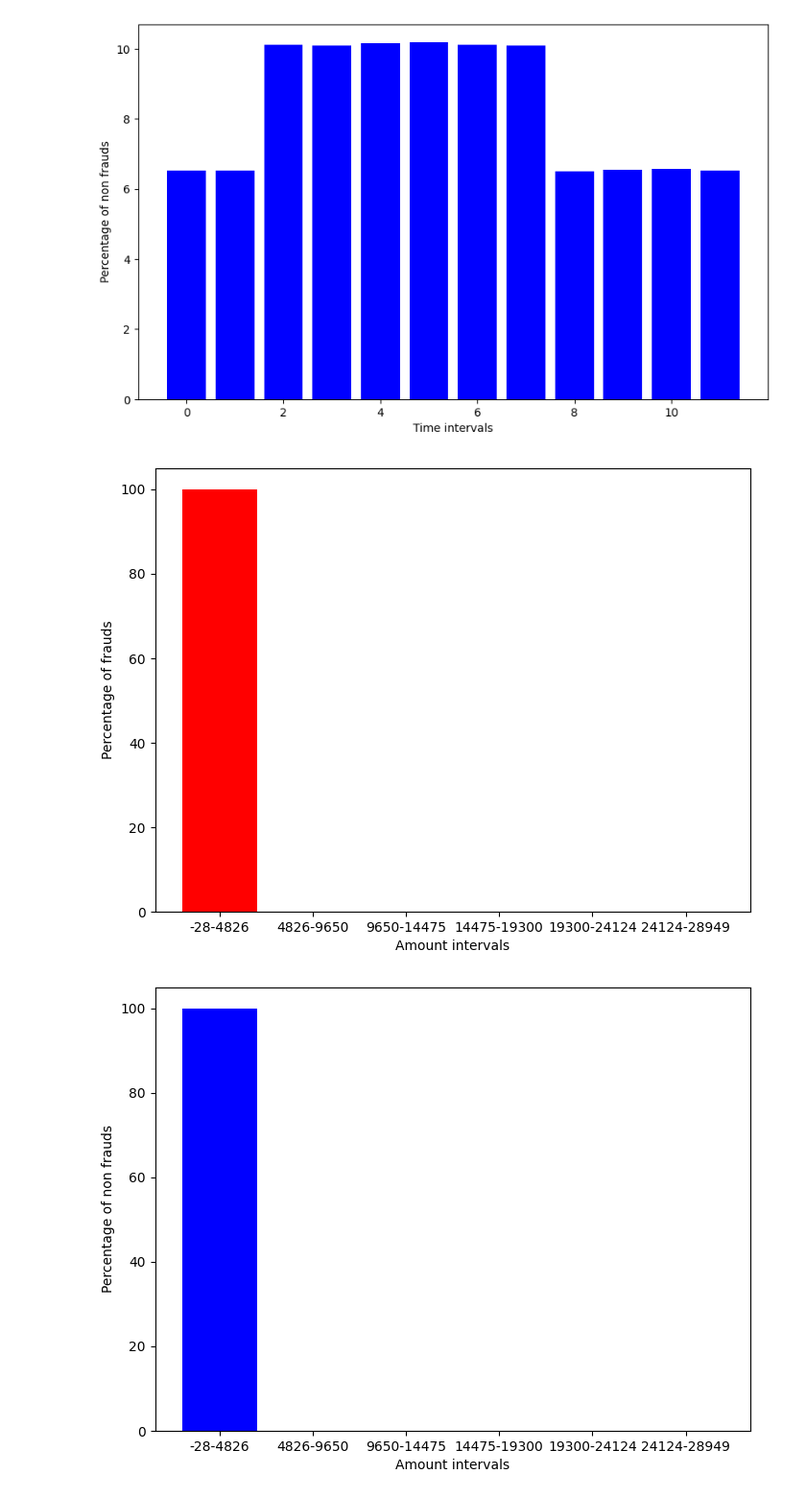
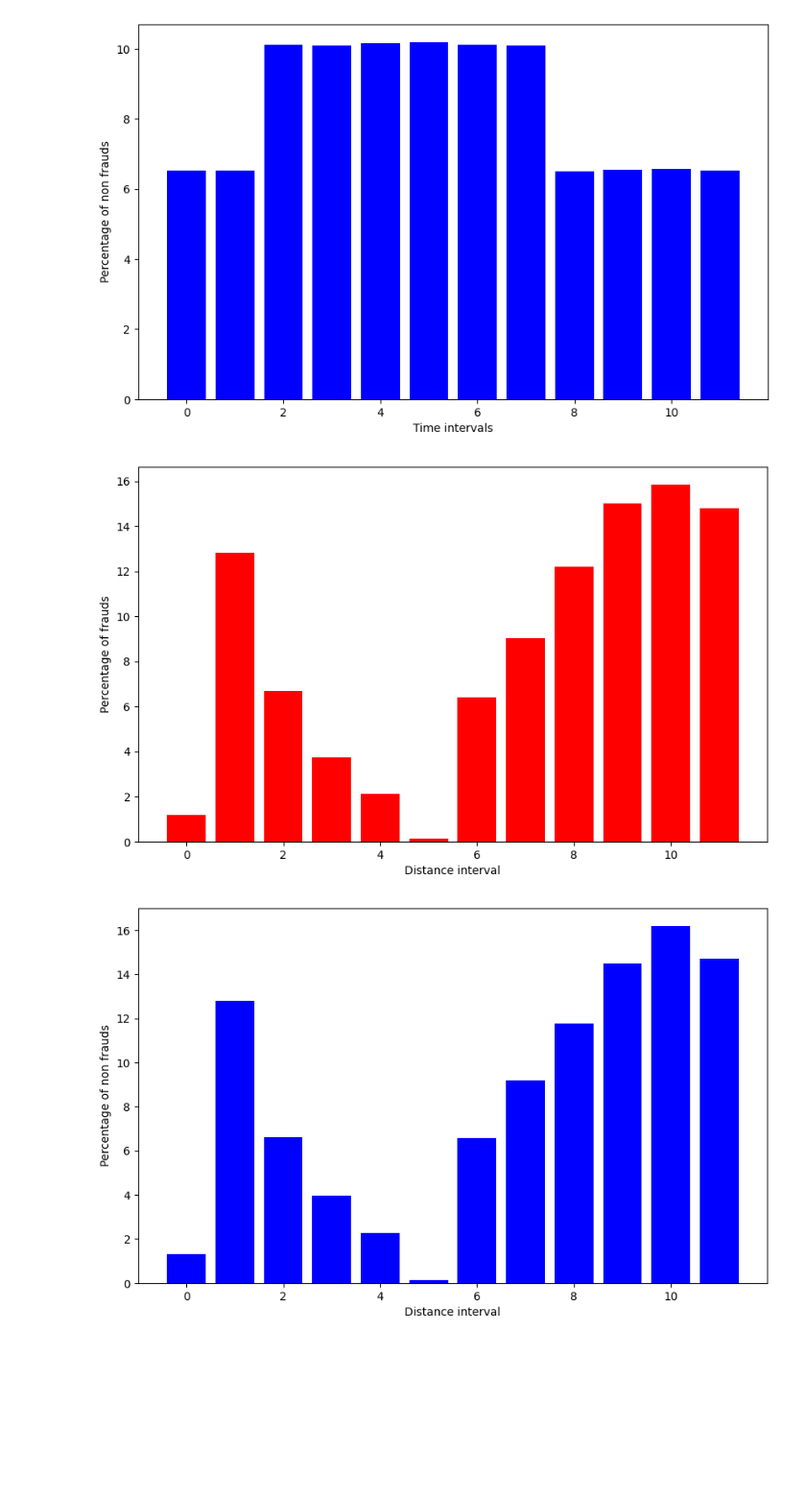
Before and after one commit to SenZmaKi/NyakaMwizi, a Jupyter notebook: nyakamwizi.ipynb, the cells around one changed output. Shown at 96% size. Cells and saved outputs as stored; diff of their text form; code cells hidden in the pictures; blank space fills up the shorter version.

```diff
--- a/nyakamwizi.ipynb
+++ b/nyakamwizi.ipynb
@@ -22,6 +25,6 @@ opendatasets.download(ccfd_dataset_url)
 # %% [output]
 Skipping, found downloaded files in ".\fraud-detection" (use force=True to force download)
 # %%
-transactions = pd.read_csv("./fraud-detection/fraudTrain.csv")
+transactions = pd.read_csv(os.path.join("fraud-detection", "fraudTrain.csv"))
 transactions.describe()
 # %% [output]
@@ -29,3 +40,27 @@ KeyboardInterrupt:
+# %%
+
+def calculate_distance(lat1, lon1, lat2, lon2):
+    # The radius of the Earth in kilometers
+    R = 6371
+
+    # Convert the latitude and longitude values from degrees to radians
+    lat1 = radians(lat1)
+    lon1 = radians(lon1)
+    lat2 = radians(lat2)
+    lon2 = radians(lon2)
+
+    # Calculate the differences between the latitudes and longitudes
+    dlat = lat2 - lat1
+    dlon = lon2 - lon1
+
+    # Apply the Haversine formula
+    a = sin(dlat/2)**2 + cos(lat1) * cos(lat2) * sin(dlon/2)**2
+    c = 2 * atan2(sqrt(a), sqrt(1 - a))
+
+    # Calculate the distance
+    distance = R * c
+
+    return distance
 # %%
 #Performs feature selection, engineering and extraction
 def process_features(df: pd.DataFrame)->pd.DataFrame:
@@ -60,11 +95,14 @@ def process_features(df: pd.DataFrame)->pd.DataFrame:
     #amt_labels = ['1-5000', '5001-10000', '10001-15000', '15001-20000', '20001-25000', '25001-30000']
     #city_pop_labels = ['0-500000', '500001-1000000', '1000001-1500000', '1500001-2000000', '2000001-2500000', '2500001-3000000']
 
+    new_df["distance"] = new_df.apply(lambda row: calculate_distance(row["lat"], row["long"], row["merch_lat"], row["merch_long"]), axis=1)
+
     new_df["time_interval"] = pd.cut(new_df["time"], bins=12).astype(str)
     new_df["amt_interval"] = pd.cut(new_df["amt"], bins=6).astype(str)
     new_df["age_interval"] = pd.cut(new_df["age"], bins=6).astype(str)
     new_df["city_pop_interval"] = pd.cut(new_df["city_pop"], bins=6).astype(str)
-    new_column_order = ["full_name", "gender", "age", "age_interval", "job", "lat", "long", "city_pop", "city_pop_interval", "merch_name", "merch_lat", "merch_long", "amt", "amt_interval", "category", "time", "time_interval", "dow", "dom", "month", "year", "is_fraud"]
+    new_df["distance_interval"] = pd.cut(new_df["distance"], bins=12).astype(str)
+    new_column_order = ["full_name", "gender", "age", "age_interval", "job", "lat", "long", "city_pop", "city_pop_interval", "merch_name", "distance", "distance_interval", "merch_lat", "merch_long", "amt", "amt_interval", "category", "time", "time_interval", "dow", "dom", "month", "year", "is_fraud"]
     return new_df.reindex(columns=new_column_order)
 
 
@@ -78,7 +131,7 @@ def label_encode(df: pd.DataFrame, cat_features: list[str])->pd.DataFrame:
         df_copy[feat] = encoder.fit_transform(df_copy[feat])
     return df_copy
 
-cat_features = ["full_name", "gender", "job", "merch_name", "category", "time_interval", "age_interval", "amt_interval", "city_pop_interval"]
+cat_features = ["full_name", "gender", "job", "merch_name", "category", "time_interval", "age_interval", "amt_interval", "city_pop_interval", "distance_interval"]
 transactions_encoded = label_encode(transactions_processed_features, cat_features)
 corr_matrix = transactions_encoded.drop([], axis=1).corr()
 corr_matrix["is_fraud"].sort_values(ascending=False)
@@ -221,8 +274,8 @@ plot_distributions(non_fraud_transactions, "time_interval", "Time intervals", "P
 [figure]
 # %%
 
-plot_distributions(fraud_transactions, "amt_interval", "Amount intervals", "Percentage of frauds", (8, 6), "r")
-plot_distributions(non_fraud_transactions, "amt_interval", "Amount intervals", "Percentage of non frauds", (8, 6), "b")
+plot_distributions(fraud_transactions, "distance_interval", "Distance interval", "Percentage of frauds", (10, 6), "r")
+plot_distributions(non_fraud_transactions, "distance_interval", "Distance interval", "Percentage of non frauds", (10, 6), "b")
 # %% [output]
-[figure, old version]
+[figure, new version]
-[figure, old version]
+[figure, new version]
```
Also changed, not shown: parts of 14 cells of this notebook, 3 other files.
